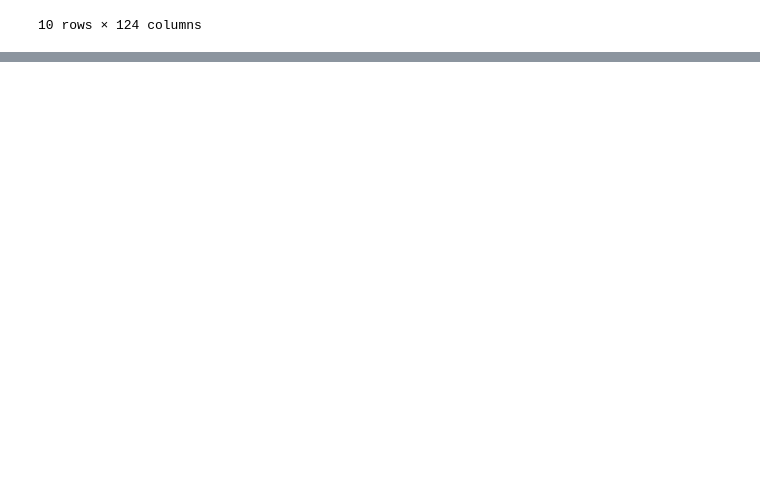
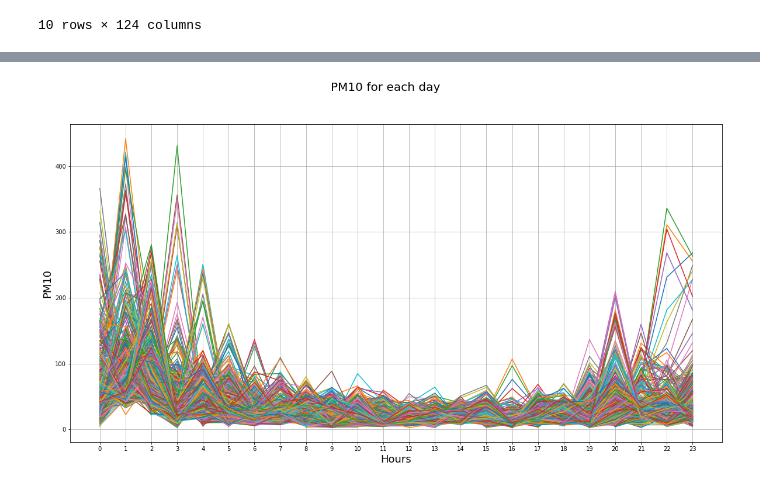
Before and after one commit to tynski/AirPolutionPrediction, a Jupyter notebook: first_touches_to_data.ipynb, the cells around one changed output, grey strips where cells are left out. Saved outputs shown, nothing was run; the diff lists cells and outputs as text; code cells hidden in the pictures; blank space fills up the shorter version.

```diff
--- a/first_touches_to_data.ipynb
+++ b/first_touches_to_data.ipynb
@@ -88,0 +109,2 @@ plt.show()
+# %%
+shaped_daily = numeric.reshape(24,365)
@@ -88,0 +121,11 @@ plt.show()
+# %%
+plt.figure(figsize=(20,10))
+plt.suptitle("PM10 for each day",fontsize=20)
+plt.plot(shaped_daily[:])
+plt.xticks(ticks=(range(24)))
+plt.xlabel("Hours",fontsize=18)
+plt.ylabel("PM10",fontsize=18)
+plt.grid()
+plt.show()
+# %% [output]
+[figure, added]
```
Also changed, not shown: parts of 13 cells of this notebook.
